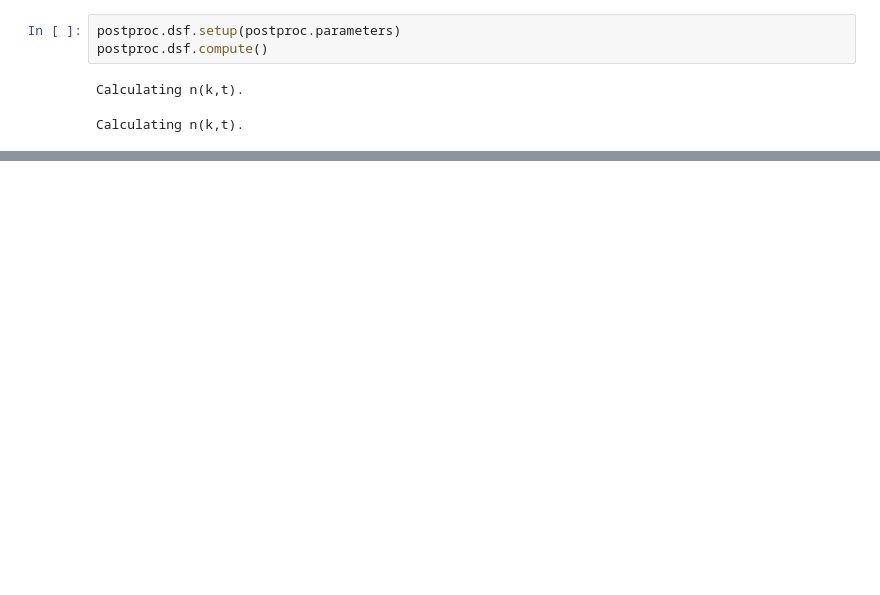
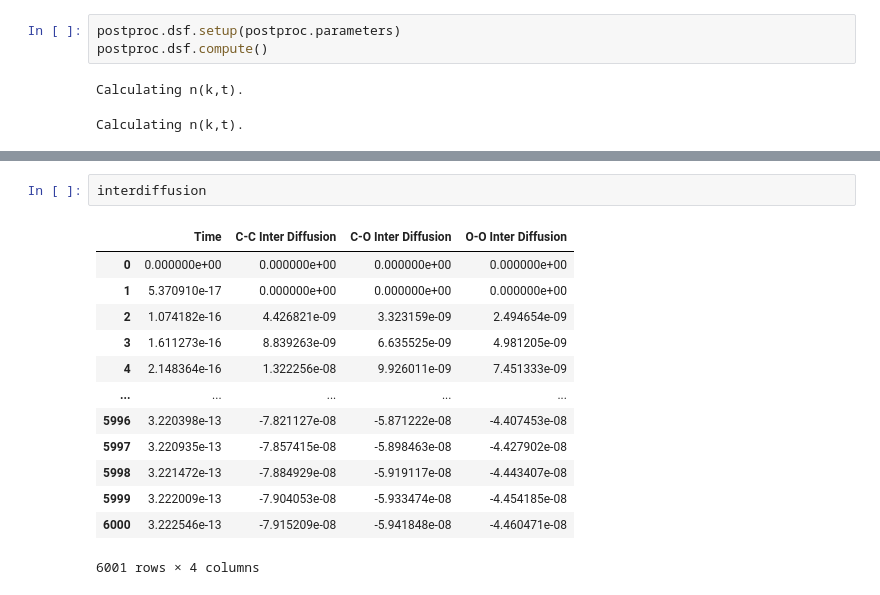
Before and after one commit to murillo-group/sarkas, a Jupyter notebook: notebooks/YBIM_Simulation.ipynb, the cells around one changed output, grey strips where cells are left out. Cells and saved outputs as stored; diff of their text form; blank space fills up the shorter version.

```diff
--- a/notebooks/YBIM_Simulation.ipynb
+++ b/notebooks/YBIM_Simulation.ipynb
@@ -135,0 +160,16 @@ postproc.ssf.plot(y = ['C-C SSF','O-O SSF'],
+# %%
+interdiffusion
+# %% [output]
+|  | Time | C-C Inter Diffusion | C-O Inter Diffusion | O-O Inter Diffusion |
+| 0 | 0.000000e+00 | 0.000000e+00 | 0.000000e+00 | 0.000000e+00 |
+| 1 | 5.370910e-17 | 0.000000e+00 | 0.000000e+00 | 0.000000e+00 |
+| 2 | 1.074182e-16 | 4.426821e-09 | 3.323159e-09 | 2.494654e-09 |
+| 3 | 1.611273e-16 | 8.839263e-09 | 6.635525e-09 | 4.981205e-09 |
+| 4 | 2.148364e-16 | 1.322256e-08 | 9.926011e-09 | 7.451333e-09 |
+| ... | ... | ... | ... | ... |
+| 5996 | 3.220398e-13 | -7.821127e-08 | -5.871222e-08 | -4.407453e-08 |
+| 5997 | 3.220935e-13 | -7.857415e-08 | -5.898463e-08 | -4.427902e-08 |
+| 5998 | 3.221472e-13 | -7.884929e-08 | -5.919117e-08 | -4.443407e-08 |
+| 5999 | 3.222009e-13 | -7.904053e-08 | -5.933474e-08 | -4.454185e-08 |
+| 6000 | 3.222546e-13 | -7.915209e-08 | -5.941848e-08 | -4.460471e-08 |
+6001 rows × 4 columns
```
Also changed, not shown: parts of 15 cells of this notebook, 4 other files.
